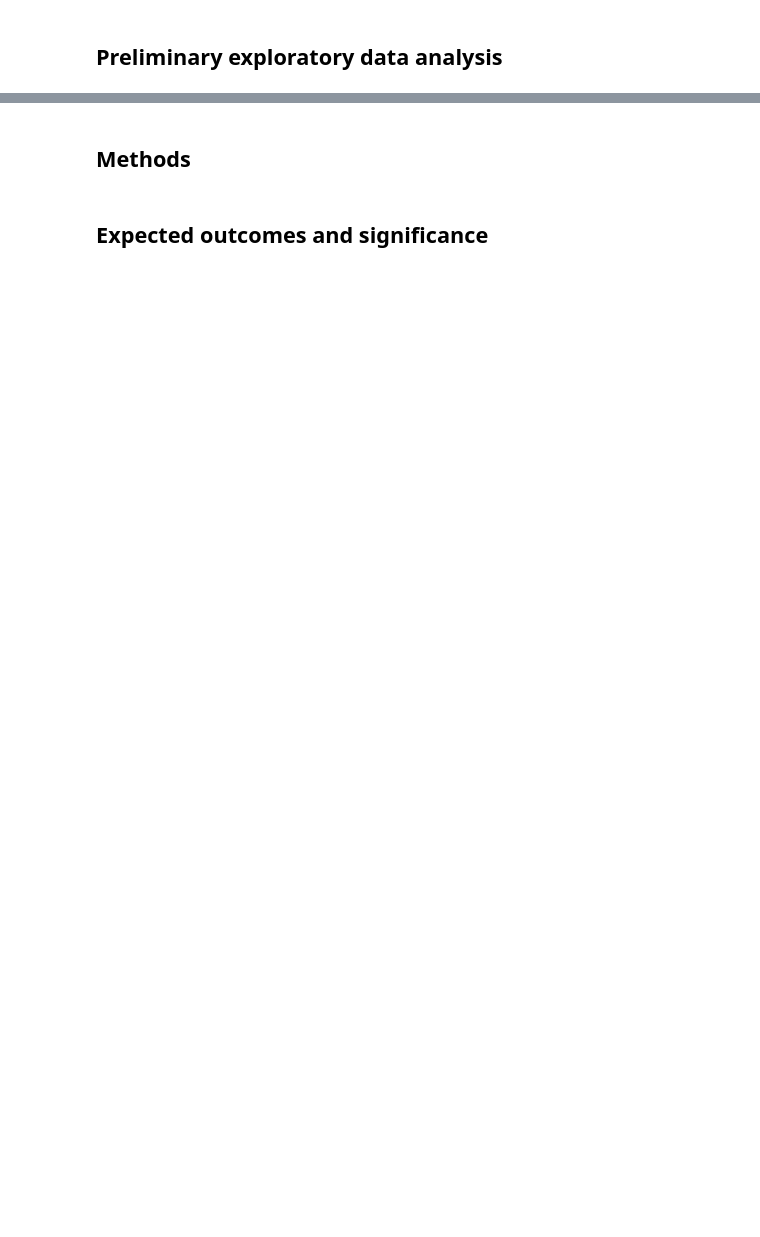
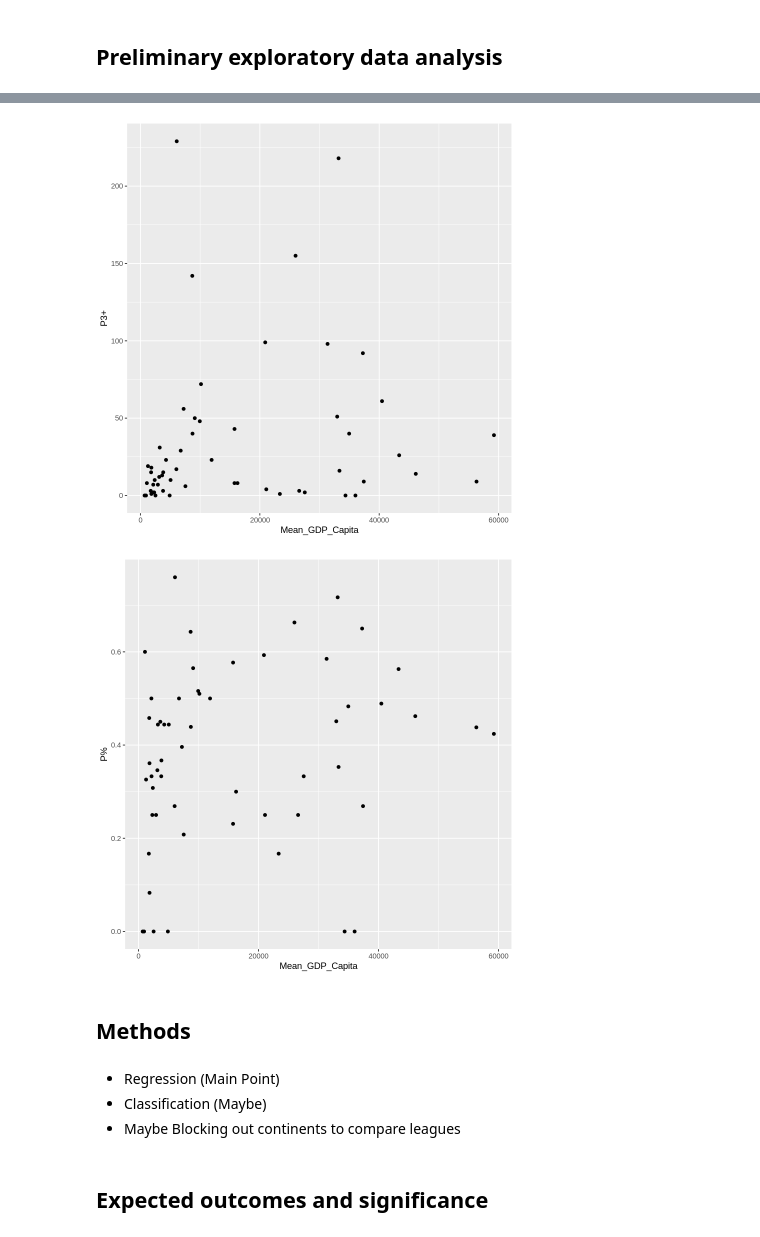
Before and after one commit to whalebeavercat/dsci-100-group-146, a Jupyter notebook: Project_Proposal_146.ipynb, the cells around one changed output, grey strips where cells are left out. Saved outputs shown, nothing was run; the diff lists cells and outputs as text; code cells hidden in the pictures; blank space fills up the shorter version.

Commit message:
Loaded Data Correctly to Jupyter Notebook, Some Visualization
Loaded Data to the Jupyter Notebook, World cup data might need fixing, but correct data is there for P% and P3+

```diff
--- a/Project_Proposal_146.ipynb
+++ b/Project_Proposal_146.ipynb
@@ -39,8 +38,20 @@ The following object is masked from ‘package:readr’:
 - https://www.rsssf.org/tablesw/wcq-records.html
 # %%
 # Loading all data needed for this project
-country_gdp <- read_excel(path = "data/country_gdp.xls")
-country_gdp
-soccer_data <- read_csv("data/SoccerDataWorldCup.csv")
+
+# Loading IMF data for country GDPs from 1980 to 2027
+country_gdp_capita <- read_csv("data/Country_GDP_Capita_IMF.csv")
+country_gdp_capita
+
+# Loading IMF data for country GDP Growth from 1980 to 2027
+country_gdp_growth <- read_csv("data/Country_GDP_Growth_IMF.csv")
+country_gdp_growth
+
+
+# Loading soccer_data
+# soccer_data <- read_csv("data/SoccerDataWorldCup.csv")
+# soccer_data
+
+soccer_data <- read_csv("data/SoccerDataWorldCupTournament.csv")
 soccer_data
 # %% [output]
@@ -76,0 +187,11 @@ A spec_tbl_df: 212 × 16
+# %%
+# Attempt to combine world cup data with Country GDP and GDP Growth
+
+soccer_data_organized <- soccer_data |>
+    mutate(Country = Team) |>
+    select(Country, `P%`, `P3+`)
+
+soccer_data_organized
+
+soccer_data_combined <- inner_join(country_mean_gdp_capita, soccer_data_organized, by = NULL, copy = FALSE, na_matches = "na")
+soccer_data_combined
@@ -77,4 +220,27 @@ A spec_tbl_df: 212 × 16
+# %%
+# Visualizing GDP and multiple world cup stats
+
+# GDP with Success Percentage
+
+gdp_p3_plot <- ggplot(soccer_data_combined, aes(x = Mean_GDP_Capita, y = `P3+`)) +
+    geom_point()
+
+gdp_p3_plot
+
+gdp_percent_plot <- ggplot(soccer_data_combined, aes(x = Mean_GDP_Capita, y = `P%`)) +
+    geom_point()
+
+gdp_percent_plot
+
+#
+# %% [output]
+[figure, added]
+[figure, added]
 # %% [markdown]
 ## Methods
+# %% [markdown]
+- Regression (Main Point)
+- Classification (Maybe)
+- Maybe Blocking out continents to compare leagues
 # %% [markdown]
 ## Expected outcomes and significance
```
Also changed, not shown: parts of 4 cells of this notebook, 3 other files.
